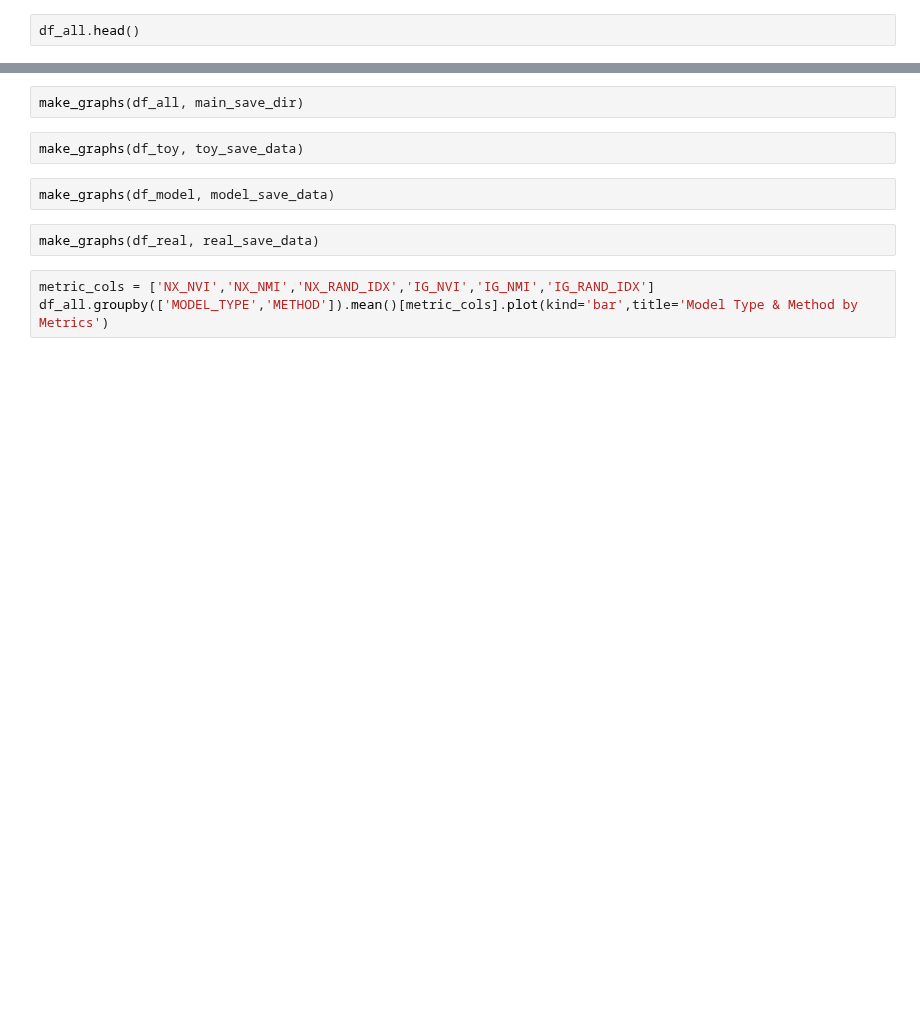
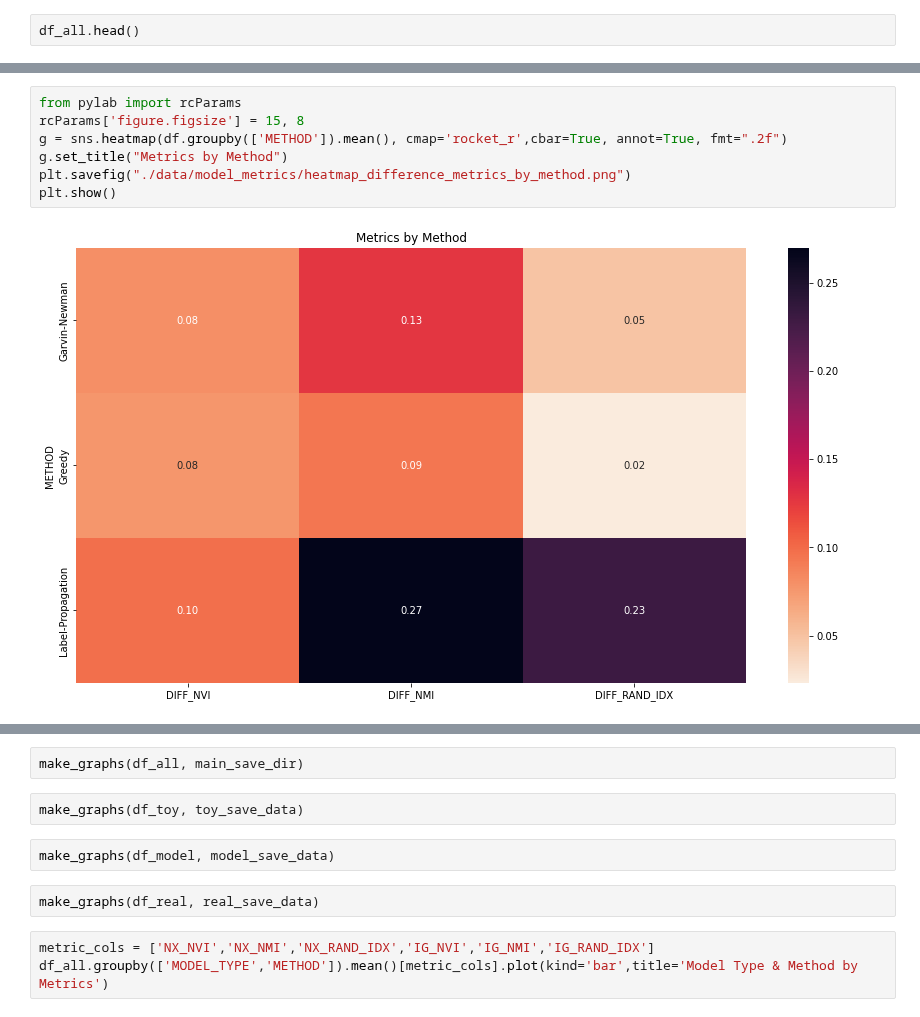
Before and after one commit to EjbejaranosAI/Complex_Networks, a Jupyter notebook: 3_Community_detection/A3-CD_Clean.ipynb, the cells around one changed output, grey strips where cells are left out. Drawn from its saved outputs; the diff is of its cells as text; blank space fills up the shorter version.

```diff
--- a/3_Community_detection/A3-CD_Clean.ipynb
+++ b/3_Community_detection/A3-CD_Clean.ipynb
@@ -64,0 +151,9 @@ df_all.head()
+# %%
+from pylab import rcParams
+rcParams['figure.figsize'] = 15, 8
+g = sns.heatmap(df.groupby(['METHOD']).mean(), cmap='rocket_r',cbar=True, annot=True, fmt=".2f")
+g.set_title("Metrics by Method")
+plt.savefig("./data/model_metrics/heatmap_difference_metrics_by_method.png")
+plt.show()
+# %% [output]
+[figure, added]
```
Also changed, not shown: parts of 19 cells of this notebook, 14 other files.
